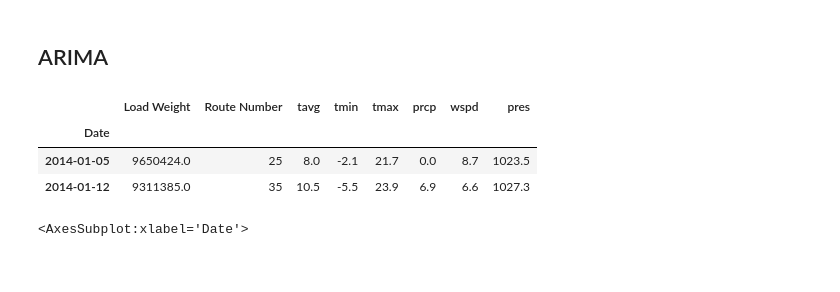
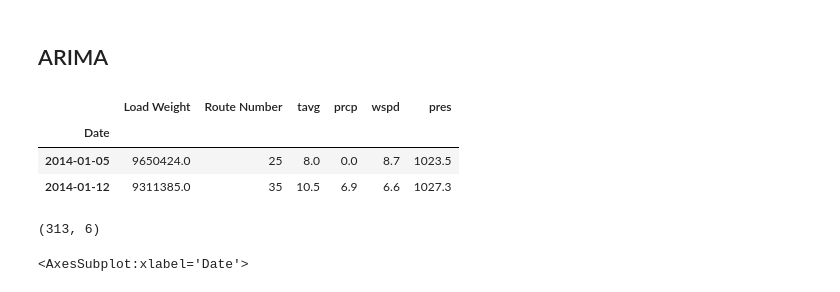
Before and after one commit to Pravallika-Myneni/world_data_league_2022, a Jupyter notebook: stage_one/Modelling_pm.ipynb, the cells around one changed output. Cells and saved outputs as stored; diff of their text form; code cells hidden in the pictures.

```diff
--- a/stage_one/Modelling_pm.ipynb
+++ b/stage_one/Modelling_pm.ipynb
@@ -75,13 +75,18 @@ Name: Load Weight, dtype: float64
 # %% [markdown]
 ## ARIMA
 # %%
-data = df_model.set_index('Date')
+df_model_copy = df_model.drop(columns = ['tmin','tmax'])
+data = df_model_copy.set_index('Date')
 data.head(2)
 # %% [output]
-|  | Load Weight | Route Number | tavg | tmin | tmax | prcp | wspd | pres |
-| Date |  |  |  |  |  |  |  |  |
-| 2014-01-05 | 9650424.0 | 25 | 8.0 | -2.1 | 21.7 | 0.0 | 8.7 | 1023.5 |
-| 2014-01-12 | 9311385.0 | 35 | 10.5 | -5.5 | 23.9 | 6.9 | 6.6 | 1027.3 |
+|  | Load Weight | Route Number | tavg | prcp | wspd | pres |
+| Date |  |  |  |  |  |  |
+| 2014-01-05 | 9650424.0 | 25 | 8.0 | 0.0 | 8.7 | 1023.5 |
+| 2014-01-12 | 9311385.0 | 35 | 10.5 | 6.9 | 6.6 | 1027.3 |
+# %%
+data.shape
+# %% [output]
+(313, 6)
 # %%
 data.plot(y='Load Weight', color='teal', figsize=(16,3))
 # %% [output]
```
Also changed, not shown: parts of 25 cells of this notebook, 10 other files.
